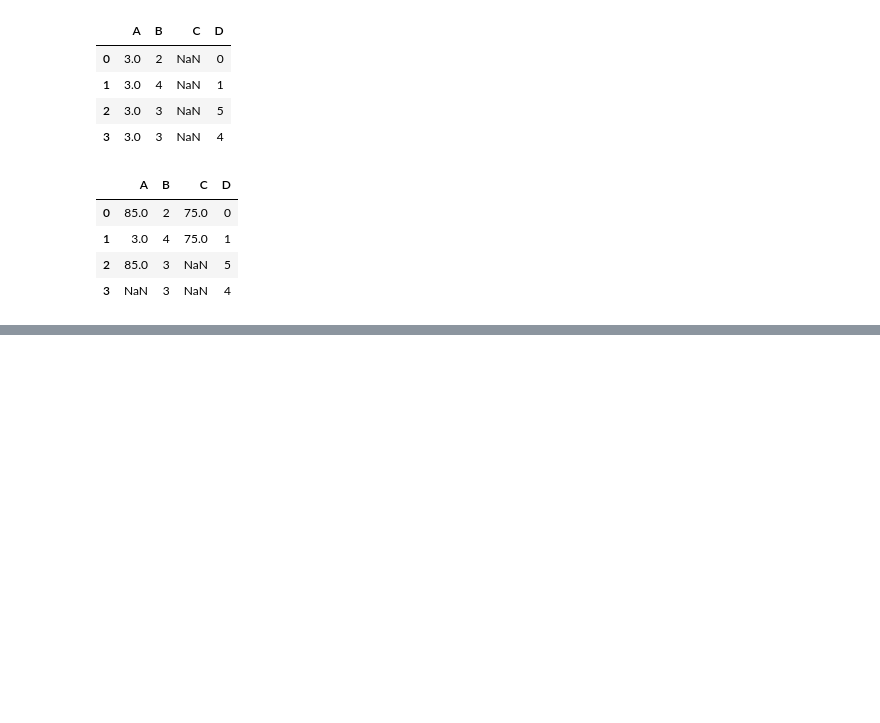
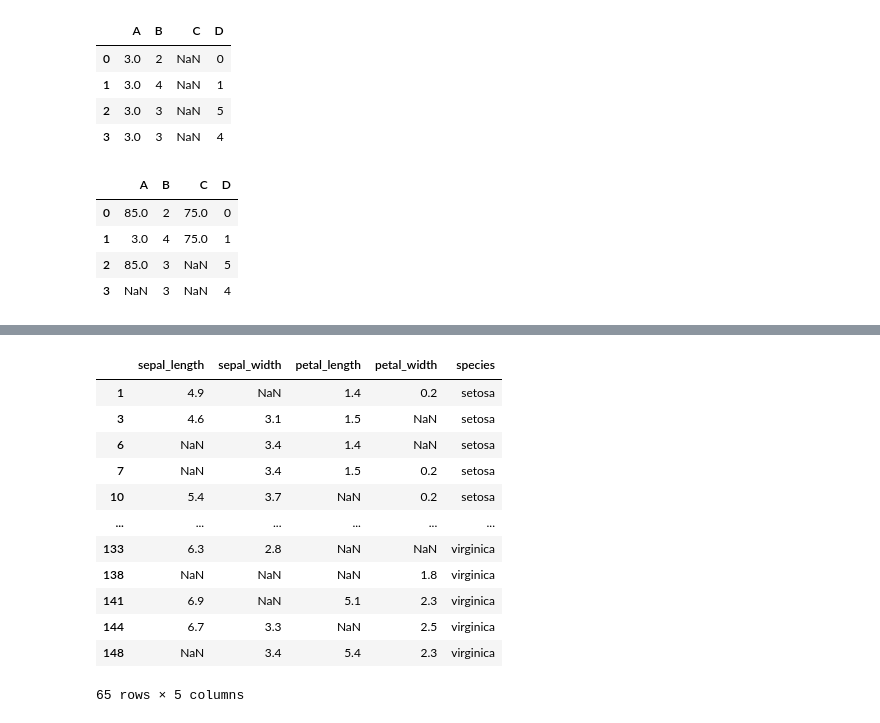
Before and after one commit to devna0111/ai_x, a Jupyter notebook: source/01_python/ch11_데이터프레임과시리즈(pandas)_9절_13절.ipynb, the cells around one changed output, grey strips where cells are left out. Cells and saved outputs as stored; diff of their text form; code cells hidden in the pictures; blank space fills up the shorter version.

```diff
--- a/source/01_python/ch11_데이터프레임과시리즈(pandas)_9절_13절.ipynb
+++ b/source/01_python/ch11_데이터프레임과시리즈(pandas)_9절_13절.ipynb
@@ -624,0 +715,16 @@ df.fillna(limit = 2, value = values) #limit 개의 결측치만 대체
+# %%
+iris[iris.isna().any(axis=1)]
+# %% [output]
+|  | sepal_length | sepal_width | petal_length | petal_width | species |
+| 1 | 4.9 | NaN | 1.4 | 0.2 | setosa |
+| 3 | 4.6 | 3.1 | 1.5 | NaN | setosa |
+| 6 | NaN | 3.4 | 1.4 | NaN | setosa |
+| 7 | NaN | 3.4 | 1.5 | 0.2 | setosa |
+| 10 | 5.4 | 3.7 | NaN | 0.2 | setosa |
+| ... | ... | ... | ... | ... | ... |
+| 133 | 6.3 | 2.8 | NaN | NaN | virginica |
+| 138 | NaN | NaN | NaN | 1.8 | virginica |
+| 141 | 6.9 | NaN | 5.1 | 2.3 | virginica |
+| 144 | 6.7 | 3.3 | NaN | 2.5 | virginica |
+| 148 | NaN | 3.4 | 5.4 | 2.3 | virginica |
+65 rows × 5 columns
```
Also changed, not shown: parts of 71 cells of this notebook, 8 other files.
